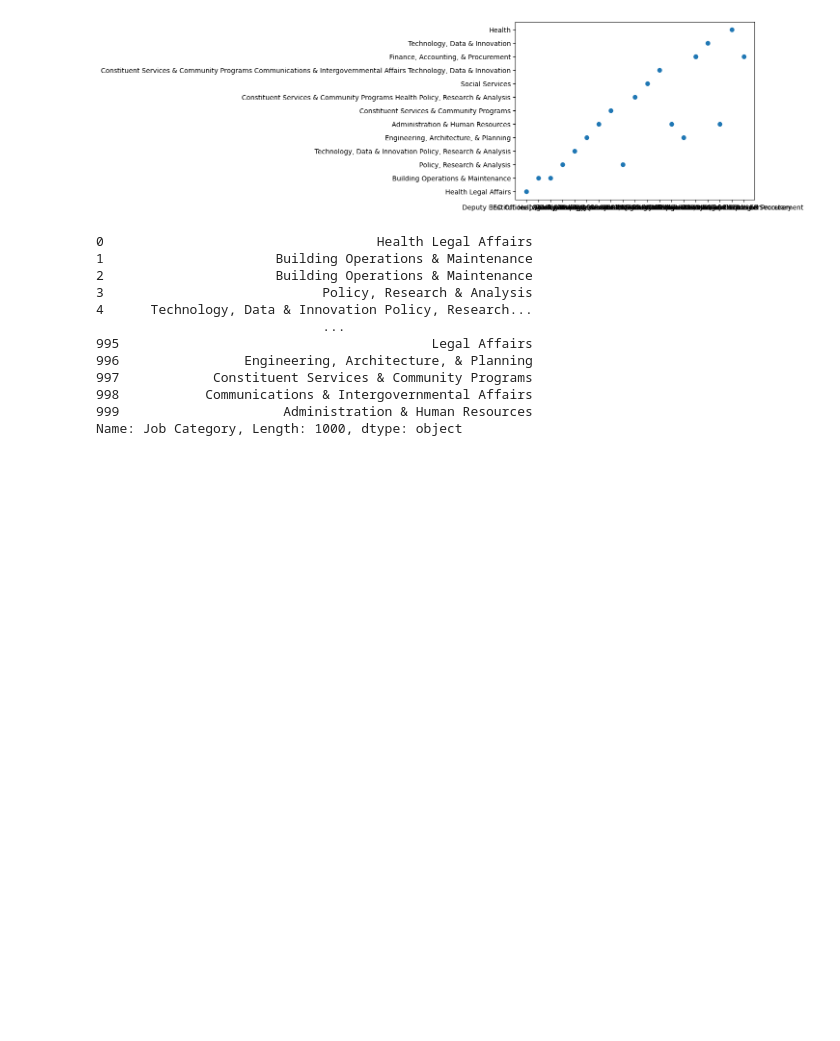
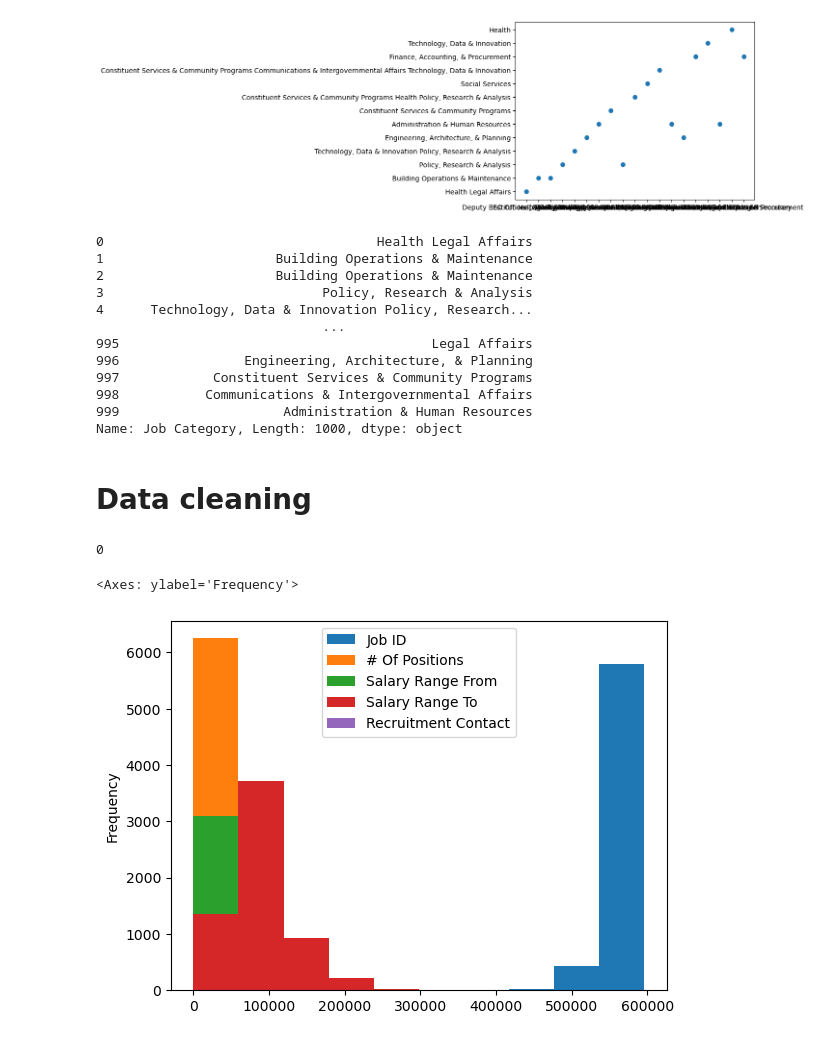
Before and after one commit to ephalt/job-listing-classification-NLP, a Jupyter notebook: Notebook/Job-listing-classification-NLP.ipynb, the cells around one changed output. Drawn from its saved outputs; the diff is of its cells as text; code cells hidden in the pictures; blank space fills up the shorter version.

Commit message:
data cleaning

```diff
--- a/Notebook/Job-listing-classification-NLP.ipynb
+++ b/Notebook/Job-listing-classification-NLP.ipynb
@@ -138,3 +138,13 @@ df["Job Category"][:1000]
 998           Communications & Intergovernmental Affairs
 999                     Administration & Human Resources
 Name: Job Category, Length: 1000, dtype: object
+# %% [markdown]
+# Data cleaning
+# %%
+# Removing duplicate rows
+cleaned_df = df.drop_duplicates()
+# %%
+duplicates = cleaned_df.duplicated()
+duplicates.sum()
+# %% [output]
+0
@@ -140,0 +154,5 @@ Name: Job Category, Length: 1000, dtype: object
+# %%
+cleaned_df.plot.hist()
+# %% [output]
+<Axes: ylabel='Frequency'>
+[figure, added]
```
Also changed, not shown: parts of 3 cells of this notebook, 1 other file.
